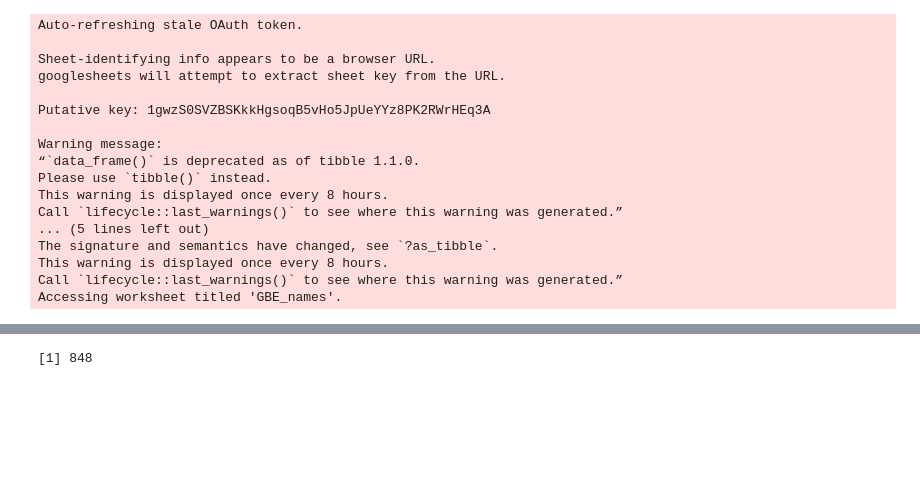
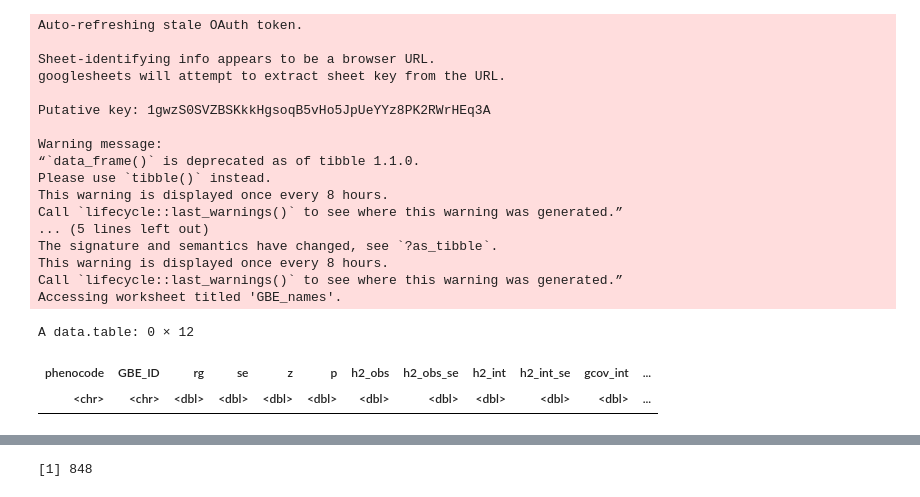
Before and after one commit to rivas-lab/ukbb-tools, a Jupyter notebook: 04_gwas/extras/finngen_r3/11_LDSC_rg_annotate.ipynb, the cells around one changed output, grey strips where cells are left out. Drawn from its saved outputs; the diff is of its cells as text; code cells hidden in the pictures; blank space fills up the shorter version.

```diff
--- a/04_gwas/extras/finngen_r3/11_LDSC_rg_annotate.ipynb
+++ b/04_gwas/extras/finngen_r3/11_LDSC_rg_annotate.ipynb
@@ -52,6 +52,14 @@ fread() %>%
 rename('p1'='#p1') %>%
 rename('phenocode'='p1', 'GBE_ID'='p2') %>%
 drop_na(rg) -> df
+# %%
+df %>%
+filter(GBE_ID == 'cancer1002') %>%
+head()
+# %% [output]
+A data.table: 0 × 12
+| phenocode | GBE_ID | rg | se | z | p | h2_obs | h2_obs_se | h2_int | h2_int_se | gcov_int | ... |
+| <chr> | <chr> | <dbl> | <dbl> | <dbl> | <dbl> | <dbl> | <dbl> | <dbl> | <dbl> | <dbl> | ... |
 # %%
 p_LDSC_p <- df %>%
 ggplot(aes(x=-log10(p))) +
```
Also changed, not shown: parts of 8 cells of this notebook, 11 other files.
